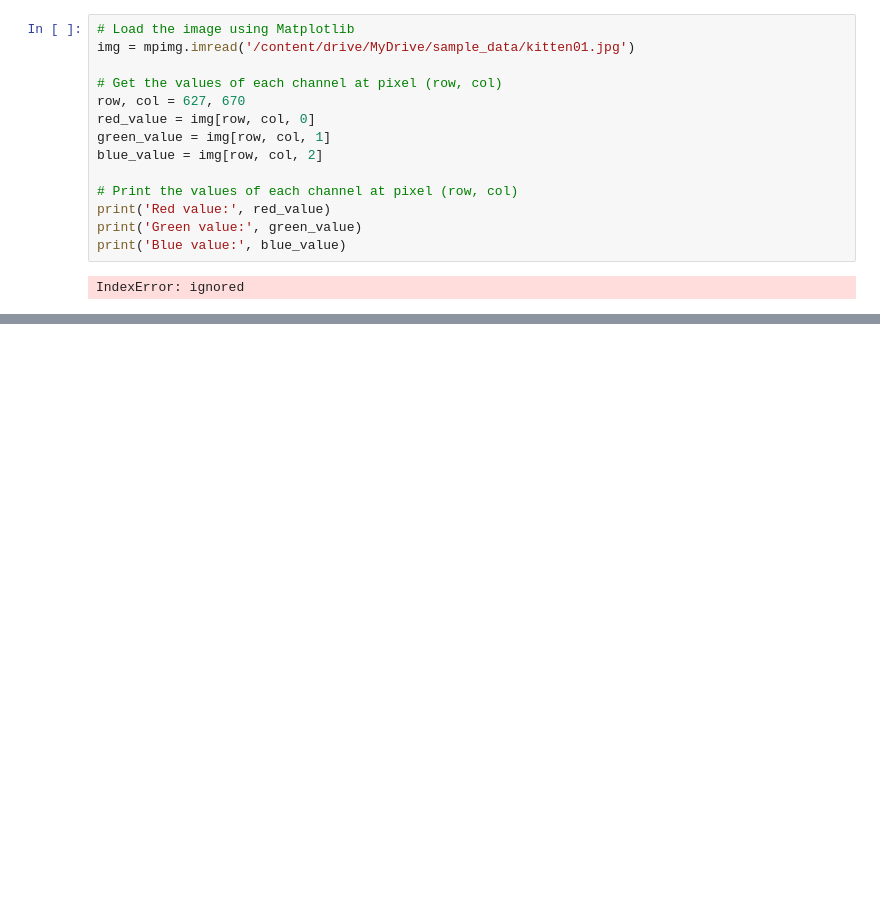
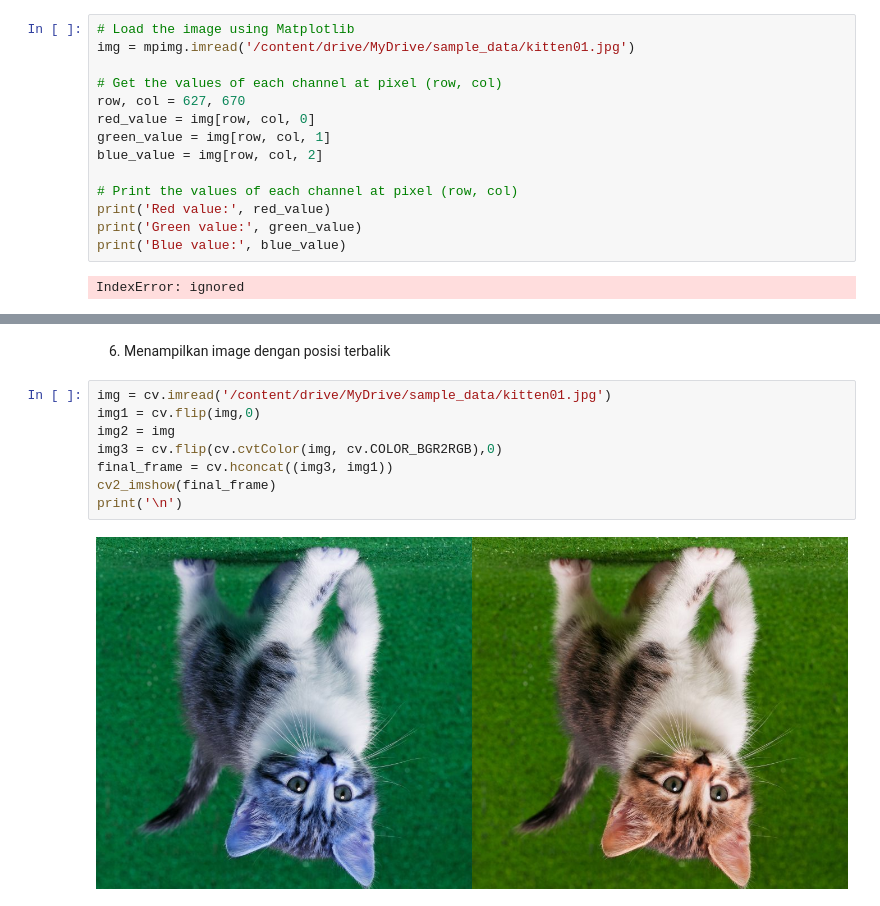
Before and after one commit to fika-aini/PCVK_Genap_2023, a Jupyter notebook: Week2.ipynb, the cells around one changed output, grey strips where cells are left out. Drawn from its saved outputs; the diff is of its cells as text; blank space fills up the shorter version.

```diff
--- a/Week2.ipynb
+++ b/Week2.ipynb
@@ -320,0 +344,12 @@ IndexError: ignored
+# %% [markdown]
+6. Menampilkan image dengan posisi terbalik
+# %%
+img = cv.imread('/content/drive/MyDrive/sample_data/kitten01.jpg')
+img1 = cv.flip(img,0)
+img2 = img
+img3 = cv.flip(cv.cvtColor(img, cv.COLOR_BGR2RGB),0)
+final_frame = cv.hconcat((img3, img1))
+cv2_imshow(final_frame)
+print('\n')
+# %% [output]
+[figure, added]
```
Also changed, not shown: parts of 6 cells of this notebook.
